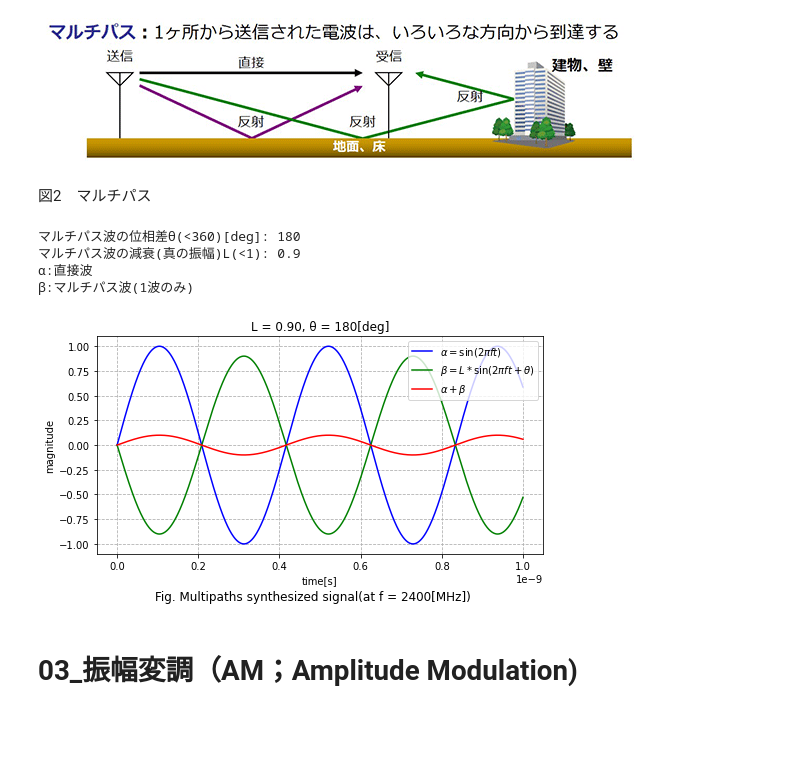
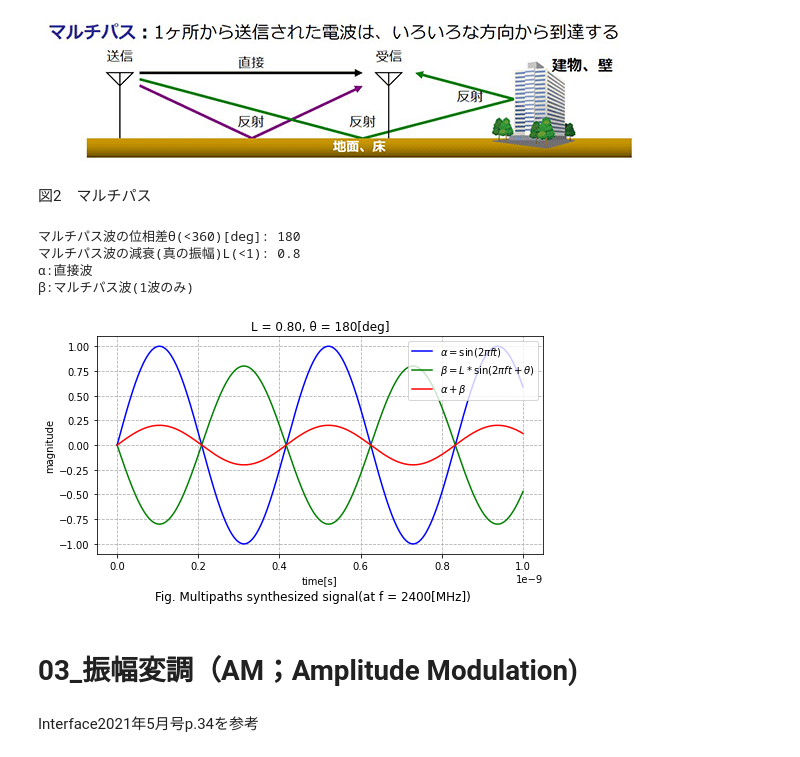
Before and after one commit to akita-NITIchinoseki/rf, a Jupyter notebook: ディジタル無線通信.ipynb, the cells around one changed output. Saved outputs shown, nothing was run; the diff lists cells and outputs as text; code cells hidden in the pictures; blank space fills up the shorter version.

```diff
--- a/ディジタル無線通信.ipynb
+++ b/ディジタル無線通信.ipynb
@@ -184,6 +184,12 @@ from google.colab import files
 sample_rate = 1.0e12    # サンプリング・レート[Hz]
 carrier_freq = 2.4e9    # 搬送波の周波数[Hz]
 duration = 1.0e-9       # 信号の期間[s]
+
+def GenerateMultiSynSig(t, mp_phase, mp_att):
+    d_wave = np.sin(2.0 * np.pi * carrier_freq * t)                        # 縦軸データ1，直接波
+    m1_wave = np.sin(2.0 * np.pi * carrier_freq * t + mp_phase) * mp_att   # 縦軸データ2，マルチパス波
+    syn_wave = d_wave + m1_wave                                            # 縦軸データ3，合成波
+    return d_wave, m1_wave, syn_wave
 
 def PlotMultiPathsFading(t, d_wave, m1_wave, syn_wave):
     print('\N{greek small letter alpha}:直接波')
@@ -191,40 +197,40 @@ def PlotMultiPathsFading(t, d_wave, m1_wave, syn_wave):
 
     fig_title = 'Fig. Multipaths synthesized signal(at f = %d[MHz])'%(carrier_freq / 10**6)      # figureオブジェクトタイトルの内容
     fig = plt.figure(figsize=(8,4))                                                              # figureオブジェクト生成，https://matplotlib.org/stable/api/_as_gen/matplotlib.pyplot.figure.html
     plt.suptitle(fig_title, x = 0.5, y = 0, fontfamily= 'sans-serif')                            # figオブジェクト内の指定位置（中央下部）にタイトル表示，https://matplotlib.org/stable/api/_as_gen/matplotlib.pyplot.suptitle.html
 
     ax = fig.add_subplot(111)   # figに属するAxesオブジェクトを作成（1行1列1番目），https://matplotlib.org/stable/api/figure_api.html#matplotlib.figure.Figure.add_subplot
     plt.xlabel('time[s]')       # 横軸ラベル，https://matplotlib.org/stable/api/_as_gen/matplotlib.pyplot.xlabel.html
     plt.ylabel('magnitude')     # 縦軸ラベル，https://matplotlib.org/stable/api/_as_gen/matplotlib.pyplot.ylabel.html
     plt.grid(linestyle='--')    # 目盛線（破線），https://matplotlib.org/stable/api/_as_gen/matplotlib.pyplot.grid.html
     ax_title = 'L = %.2f, \N{greek small letter theta} = %.0f[deg]'%(mp_att, mp_phase_deg)            # axオブジェクトタイトルの内容
     plt.title(ax_title)         # グラフタイトル，https://matplotlib.org/stable/api/_as_gen/matplotlib.pyplot.title.html
 
     plt.plot(t, d_wave, 'b', label = r'$\alpha=\sin(2\pi ft)$')
     plt.plot(t,m1_wave, 'g', label = r'$\beta=L*\sin(2\pi ft+\theta)$')
     plt.plot(t, syn_wave, 'r', label = r'$\alpha+\beta$')
     ax.legend(loc = 'upper right')  # 凡例の配置（右上），https://matplotlib.org/stable/api/_as_gen/matplotlib.pyplot.legend.html
     plt.show()                      # すべてのfigureオブジェクトを表示，https://matplotlib.org/stable/api/_as_gen/matplotlib.pyplot.show.html#matplotlib.pyplot.show
 
 # モジュールが直接実行されたときの処理
-if __name__ == "__main__":
+if __name__ == '__main__':
     ## 入力部
     print('マルチパス波の位相差\N{greek small letter theta}(<360)[deg]: ', end='')  # マルチパス波の位相差[deg]
     mp_phase_deg = float(input())
     mp_phase = mp_phase_deg / 180.0 * np.pi                                         # 単位換算[deg]->[rad]
     print('マルチパス波の減衰(真の振幅)L(<1): ', end='')                            # マルチパス波の減衰
     mp_att = float(input())
     ## 演算部
-    t = np.arange(0, duration, 1 / sample_rate)                            # 横軸データ生成
-    d_wave = np.sin(2.0 * np.pi * carrier_freq * t)                        # 縦軸データ1，直接波
-    m1_wave = np.sin(2.0 * np.pi * carrier_freq * t + mp_phase) * mp_att   # 縦軸データ2，マルチパス波
-    syn_wave = d_wave + m1_wave                                            # 縦軸データ3，合成波
-    PlotMultiPathsFading(t, d_wave, m1_wave, syn_wave)                     # グラフ描画
+    t = np.arange(0, duration, 1 / sample_rate)                         # 横軸データ生成
+    wave_data = GenerateMultiSynSig(t, mp_phase, mp_att)                # 直接波とマルチパス波の合成
+    PlotMultiPathsFading(t, wave_data[0], wave_data[1], wave_data[2])   # グラフ描画
 # %% [output]
 マルチパス波の位相差θ(<360)[deg]: 180
-マルチパス波の減衰(真の振幅)L(<1): 0.9
+マルチパス波の減衰(真の振幅)L(<1): 0.8
 α:直接波
 β:マルチパス波(1波のみ)
-[figure, old version]
+[figure, new version]
 # %% [markdown]
 # 03_振幅変調（AM；Amplitude Modulation)
+# %% [markdown]
+Interface2021年5月号p.34を参考
```
Also changed, not shown: parts of 1 cell of this notebook.
